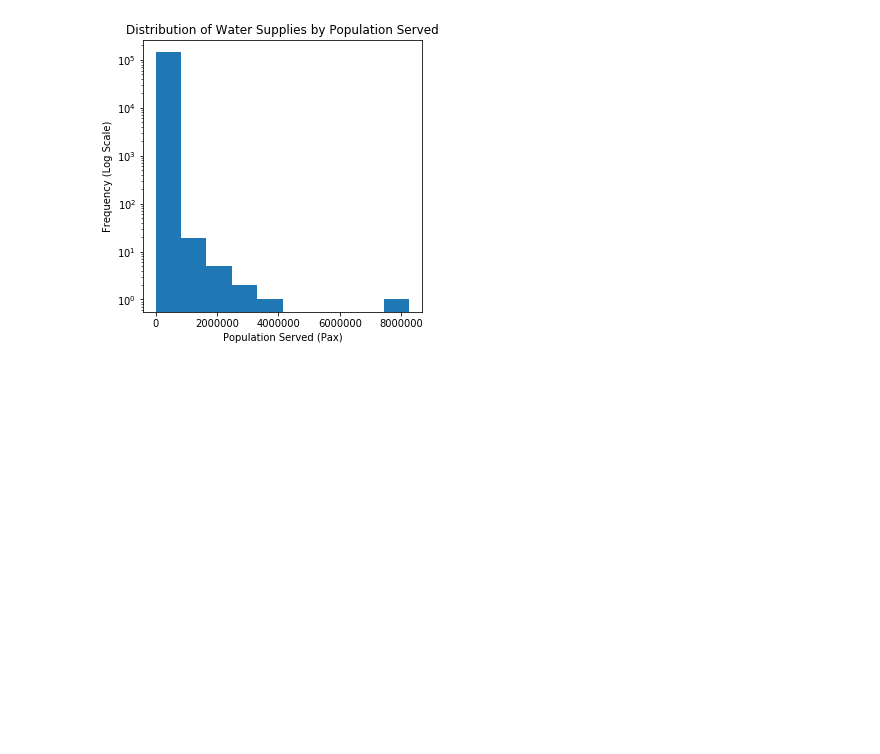
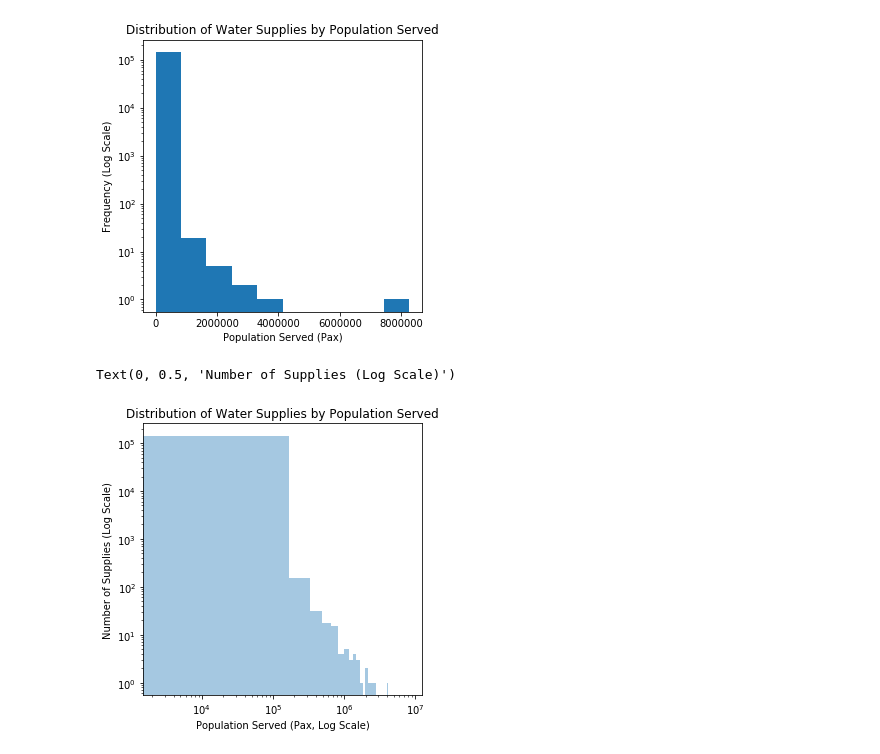
Before and after one commit to noahgarfinkle/otaku, a Jupyter notebook: Water Systems.ipynb, the cells around one changed output. Cells and saved outputs as stored; diff of their text form; code cells hidden in the pictures; blank space fills up the shorter version.

```diff
--- a/Water Systems.ipynb
+++ b/Water Systems.ipynb
@@ -281,3 +281,14 @@ ax.set_ylabel("Frequency (Log Scale)")
 # %% [output]
 Text(0, 0.5, 'Frequency (Log Scale)')
 [figure]
+# %%
+fig,ax = plt.subplots(figsize=(5,5))
+sns.distplot(df_AllStateWaterSupplies["PopulationServed Count"],ax=ax,kde=False)
+ax.set_yscale("log")
+ax.set_xscale("log")
+ax.set_title("Distribution of Water Supplies by Population Served")
+ax.set_xlabel("Population Served (Pax, Log Scale)")
+ax.set_ylabel("Number of Supplies (Log Scale)")
+# %% [output]
+Text(0, 0.5, 'Number of Supplies (Log Scale)')
+[figure, added]
```
